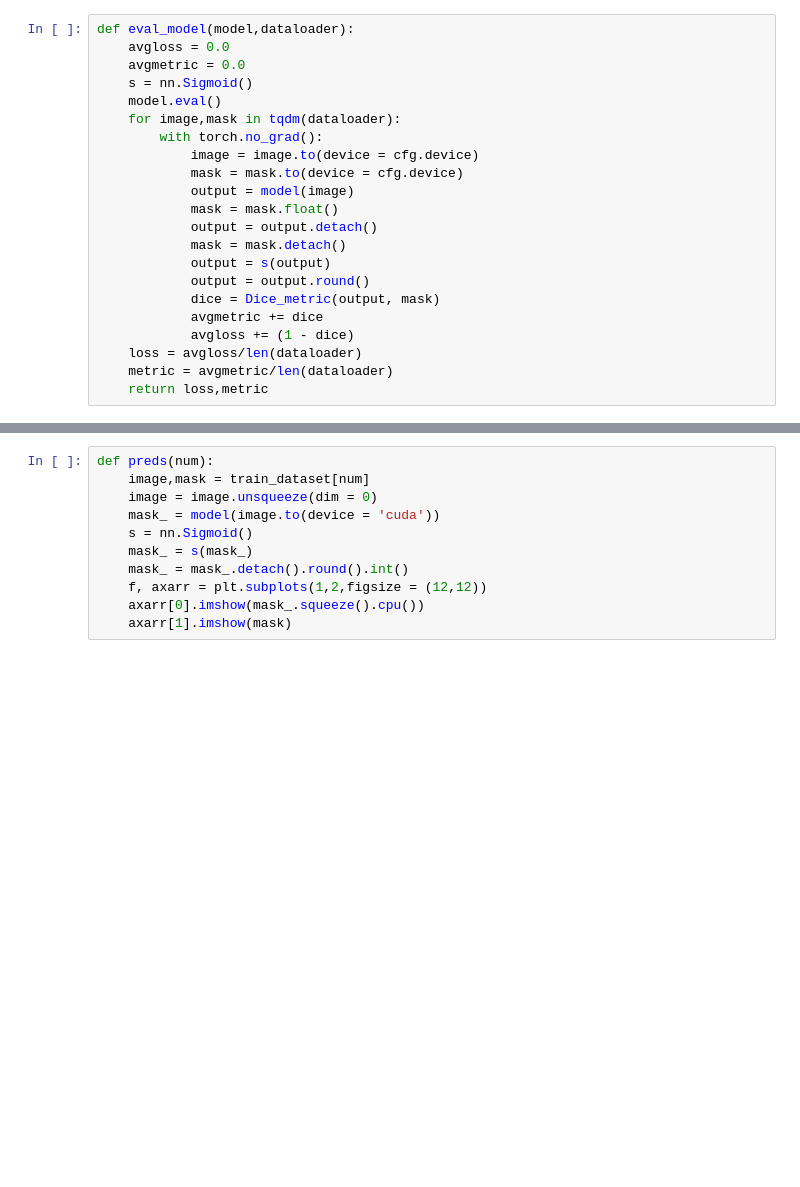
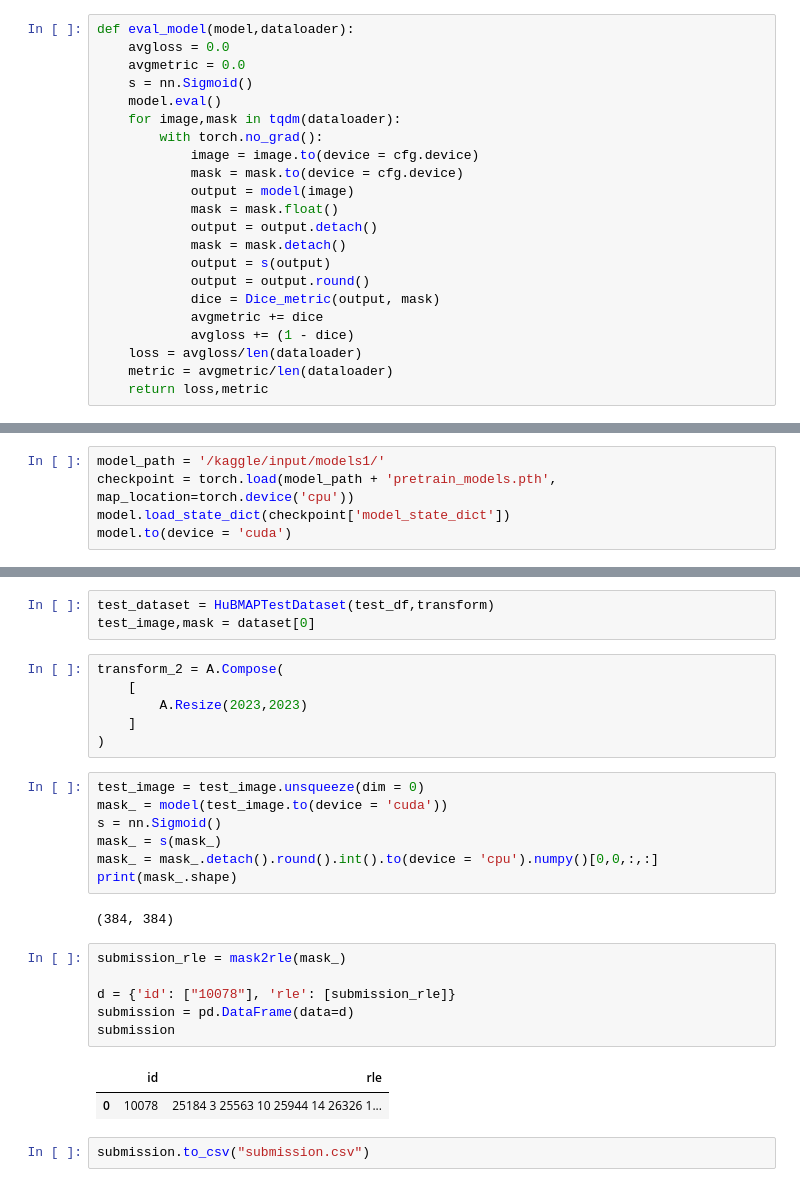
Before and after one commit to DangHa/Hacking_Human_Body_Kaggle, a Jupyter notebook: U-net.ipynb, the cells around one changed output, grey strips where cells are left out. Drawn from its saved outputs; the diff is of its cells as text; blank space fills up the shorter version.

```diff
--- a/U-net.ipynb
+++ b/U-net.ipynb
@@ -382,0 +310,5 @@ image,mask = train_dataset[32]
+# %%
+model_path = '/kaggle/input/models1/'
+checkpoint = torch.load(model_path + 'pretrain_models.pth', map_location=torch.device('cpu'))
+model.load_state_dict(checkpoint['model_state_dict'])
+model.to(device = 'cuda')
@@ -422,11 +430,29 @@ plt.savefig('test_label.png')
+# %%
+test_dataset = HuBMAPTestDataset(test_df,transform)
+test_image,mask = dataset[0]
+# %%
+transform_2 = A.Compose(
+    [
+        A.Resize(2023,2023)
+    ]
+)
 # %%
-def preds(num):
-    image,mask = train_dataset[num]
-    image = image.unsqueeze(dim = 0)
-    mask_ = model(image.to(device = 'cuda'))
-    s = nn.Sigmoid()
-    mask_ = s(mask_)
-    mask_ = mask_.detach().round().int()
-    f, axarr = plt.subplots(1,2,figsize = (12,12))
-    axarr[0].imshow(mask_.squeeze().cpu())
-    axarr[1].imshow(mask)
+test_image = test_image.unsqueeze(dim = 0)
+mask_ = model(test_image.to(device = 'cuda'))
+s = nn.Sigmoid()
+mask_ = s(mask_)
+mask_ = mask_.detach().round().int().to(device = 'cpu').numpy()[0,0,:,:]
+print(mask_.shape)
+# %% [output]
+(384, 384)
+# %%
+submission_rle = mask2rle(mask_)
+
+d = {'id': ["10078"], 'rle': [submission_rle]}
+submission = pd.DataFrame(data=d)
+submission
+# %% [output]
+|  | id | rle |
+| 0 | 10078 | 25184 3 25563 10 25944 14 26326 1... |
+# %%
+submission.to_csv("submission.csv")
```
Also changed, not shown: parts of 27 cells of this notebook.
